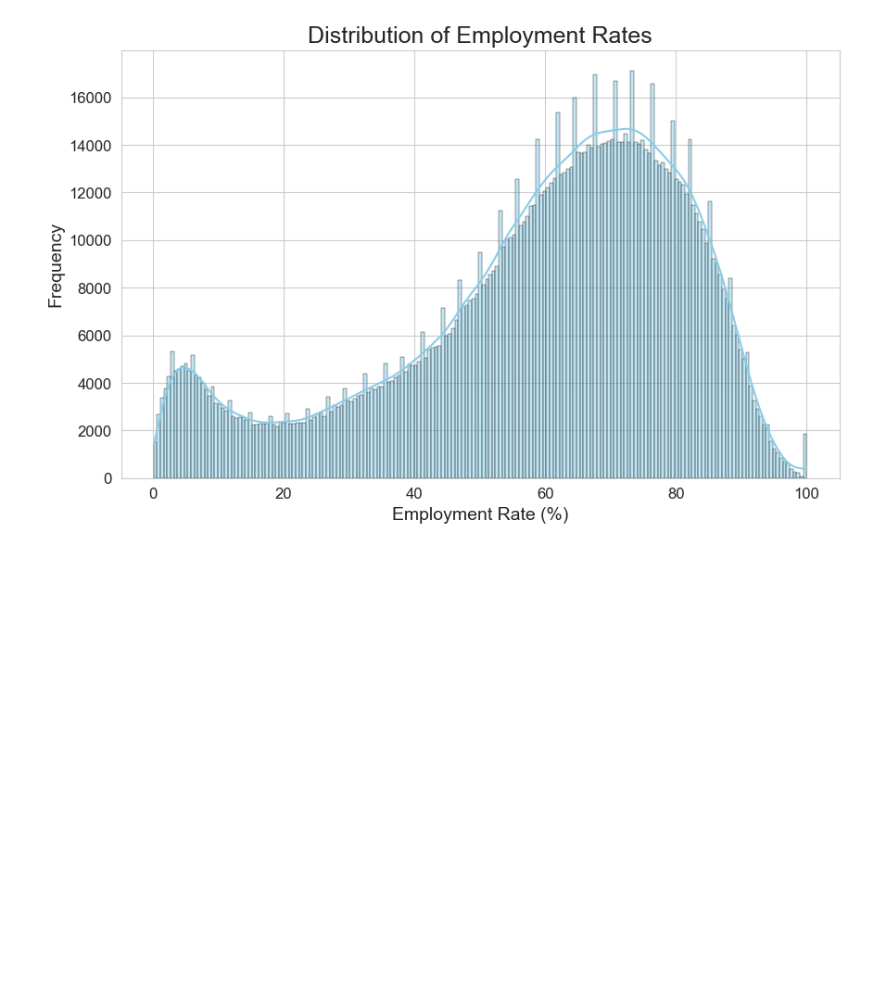
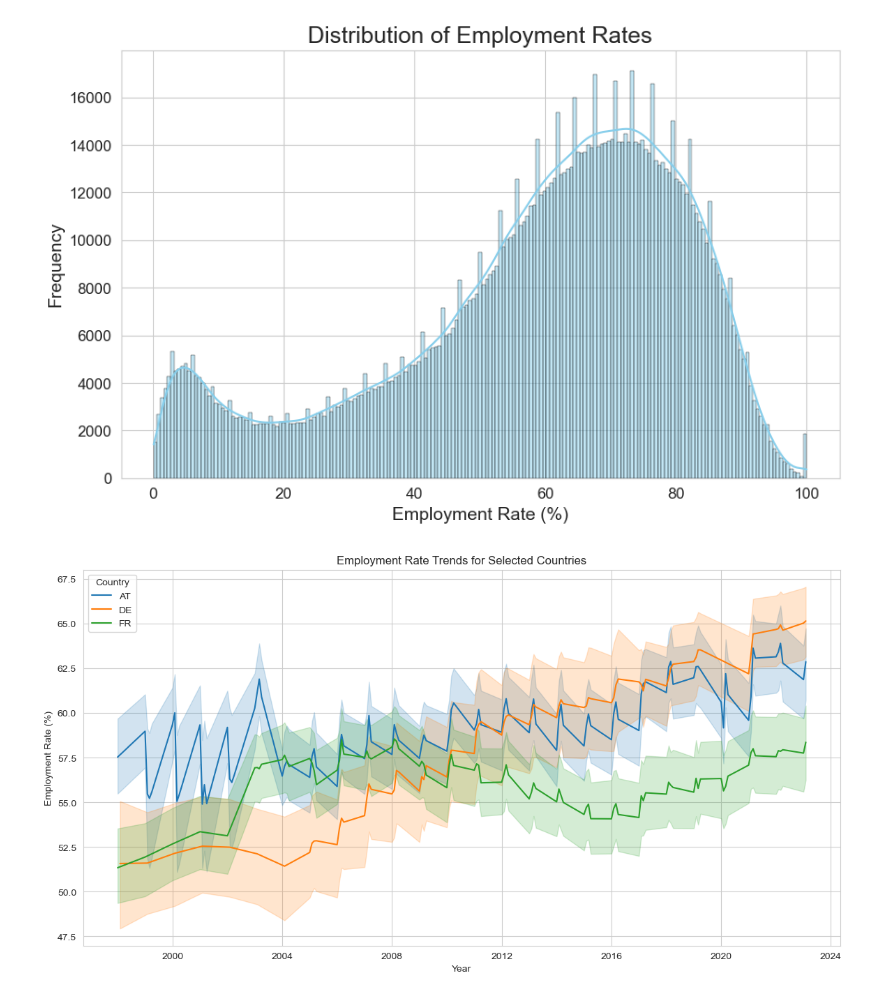
Before and after one commit to CarlaDubehizaRibera/CA2-STTHINKING---CARLARIBERA, a Jupyter notebook: CA2-2022368 CARLA RIBERA.ipynb, the cells around one changed output. Saved outputs shown, nothing was run; the diff lists cells and outputs as text; code cells hidden in the pictures; blank space fills up the shorter version.

Commit message:
Employment Rate Trends
Trend over Time for Multiple countries

```diff
--- a/CA2-2022368 CARLA RIBERA.ipynb
+++ b/CA2-2022368 CARLA RIBERA.ipynb
@@ -78,3 +78,16 @@ plt.yticks(fontsize=12)
 plt.show()
 # %% [output]
 [figure]
+# %%
+# Trend over Time for Multiple Countries
+plt.figure(figsize=(14, 7))
+for country in ['AT', 'DE', 'FR']:
+    country_df = df_cleaned[df_cleaned['geo'] == country]
+    sns.lineplot(data=country_df, x='TIME_PERIOD', y='OBS_VALUE', label=country)
+plt.title('Employment Rate Trends for Selected Countries')
+plt.xlabel('Year')
+plt.ylabel('Employment Rate (%)')
+plt.legend(title='Country')
+plt.show()
+# %% [output]
+[figure, added]
```
